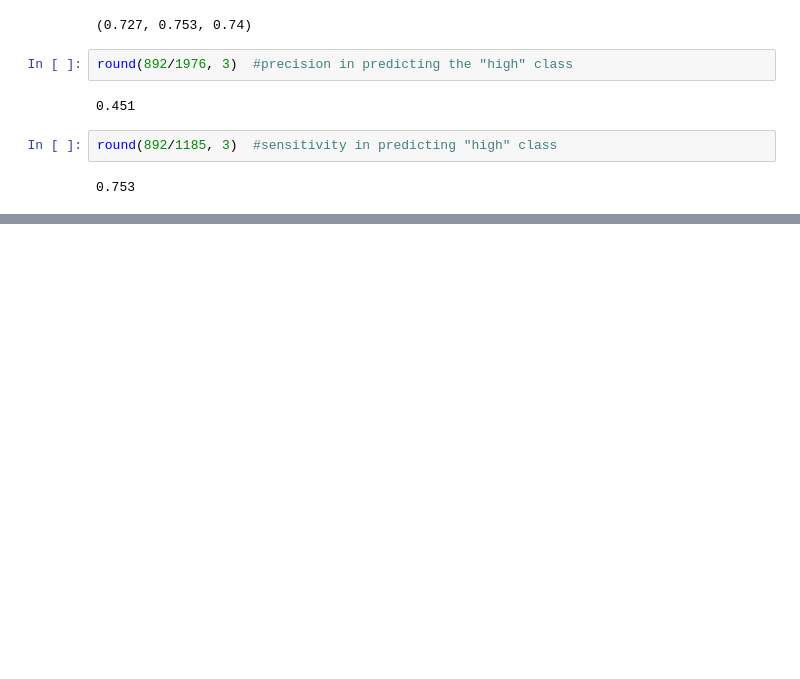
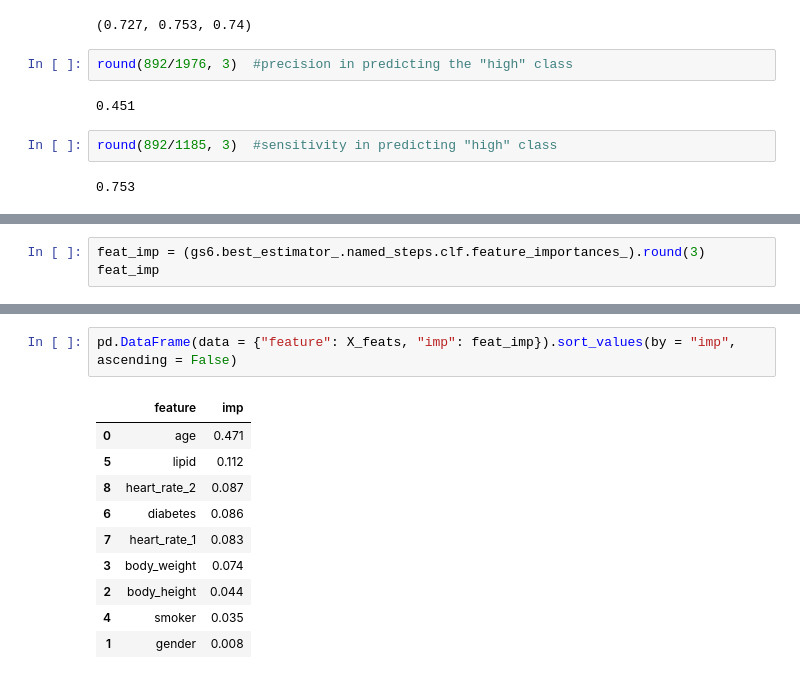
Before and after one commit to CodyCan/High-Blood-Pressure-Analysis, a Jupyter notebook: code/01_All_in_One.ipynb, the cells around one changed output, grey strips where cells are left out. Saved outputs shown, nothing was run; the diff lists cells and outputs as text; blank space fills up the shorter version.

Commit message:
with feature importance

```diff
--- a/code/01_All_in_One.ipynb
+++ b/code/01_All_in_One.ipynb
@@ -690,0 +698,3 @@ round(892/1185, 3)  #sensitivity in predicting "high" class
+# %%
+feat_imp = (gs6.best_estimator_.named_steps.clf.feature_importances_).round(3)
+feat_imp
@@ -690,0 +715,13 @@ round(892/1185, 3)  #sensitivity in predicting "high" class
+# %%
+pd.DataFrame(data = {"feature": X_feats, "imp": feat_imp}).sort_values(by = "imp", ascending = False)
+# %% [output]
+|  | feature | imp |
+| 0 | age | 0.471 |
+| 5 | lipid | 0.112 |
+| 8 | heart_rate_2 | 0.087 |
+| 6 | diabetes | 0.086 |
+| 7 | heart_rate_1 | 0.083 |
+| 3 | body_weight | 0.074 |
+| 2 | body_height | 0.044 |
+| 4 | smoker | 0.035 |
+| 1 | gender | 0.008 |
```
Also changed, not shown: parts of 9 cells of this notebook.
